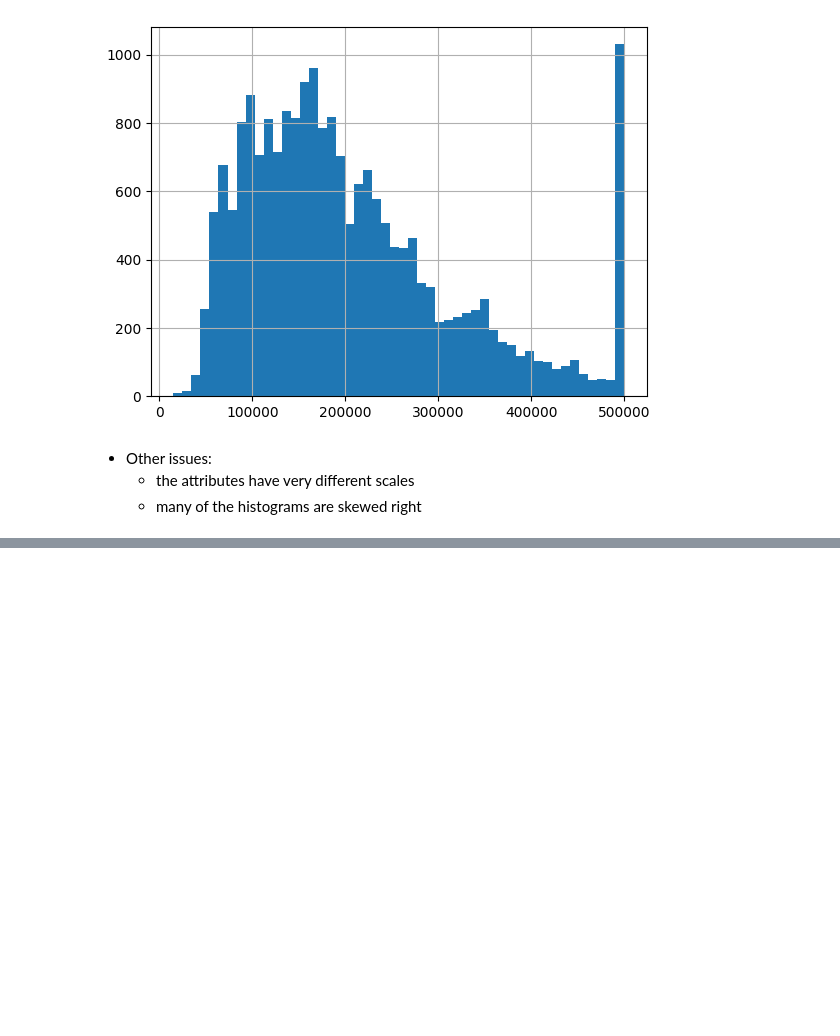
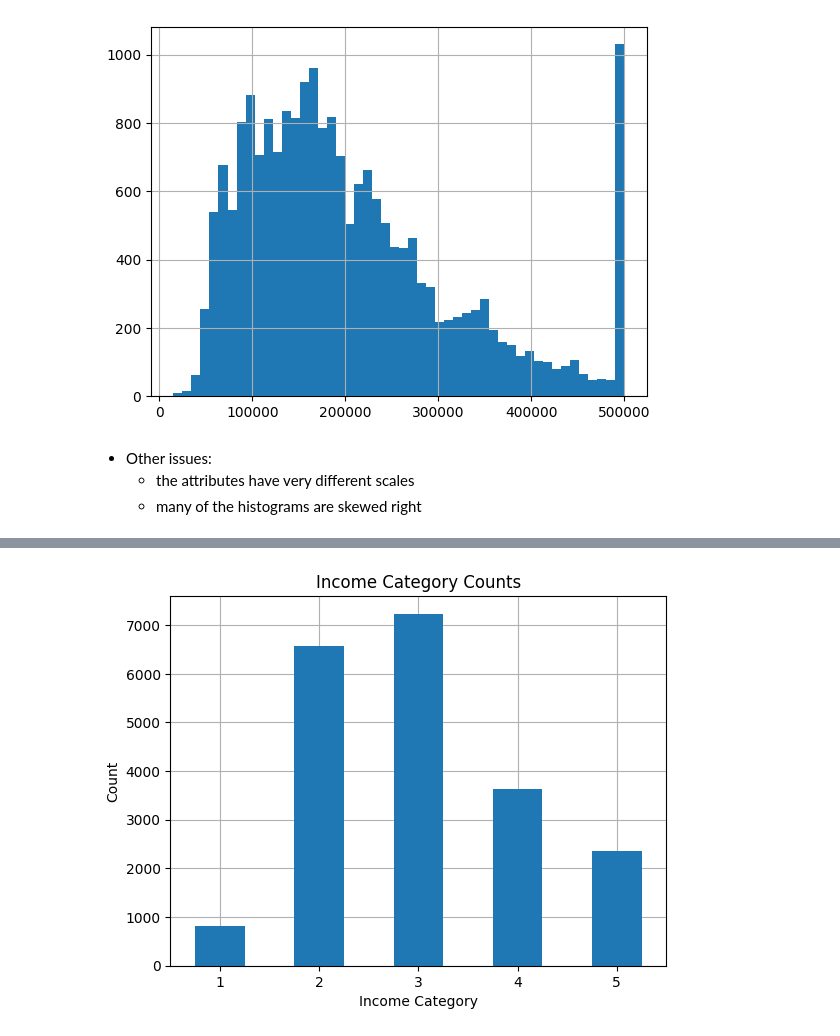
Before and after one commit to PaulToronto/Hands-on-Maching-Learning-Book, a Jupyter notebook: 2_End_to_End_Machine_Learning_Project.ipynb, the cells around one changed output, grey strips where cells are left out. Drawn from its saved outputs; the diff is of its cells as text; code cells hidden in the pictures; blank space fills up the shorter version.

```diff
--- a/2_End_to_End_Machine_Learning_Project.ipynb
+++ b/2_End_to_End_Machine_Learning_Project.ipynb
@@ -267,0 +363,4 @@ housing['median_house_value'].hist(bins=50);
+# %%
+housing['income_cat'] = pd.cut(housing['median_income'],
+                               bins=[0, 1.5, 3, 4.5, 6, np.inf],
+                               labels=[1, 2, 3, 4, 5] )
@@ -267,0 +398,11 @@ housing['median_house_value'].hist(bins=50);
+# %%
+ax = housing['income_cat'].value_counts().sort_index().plot(kind='bar',
+                                                            grid=True,
+                                                            rot=0,
+                                                            xlabel='Income Category',
+                                                            ylabel='Count',
+                                                            title='Income Category Counts')
+
+ax.set_axisbelow(True)
+# %% [output]
+[figure, added]
```
Also changed, not shown: parts of 25 cells of this notebook.
